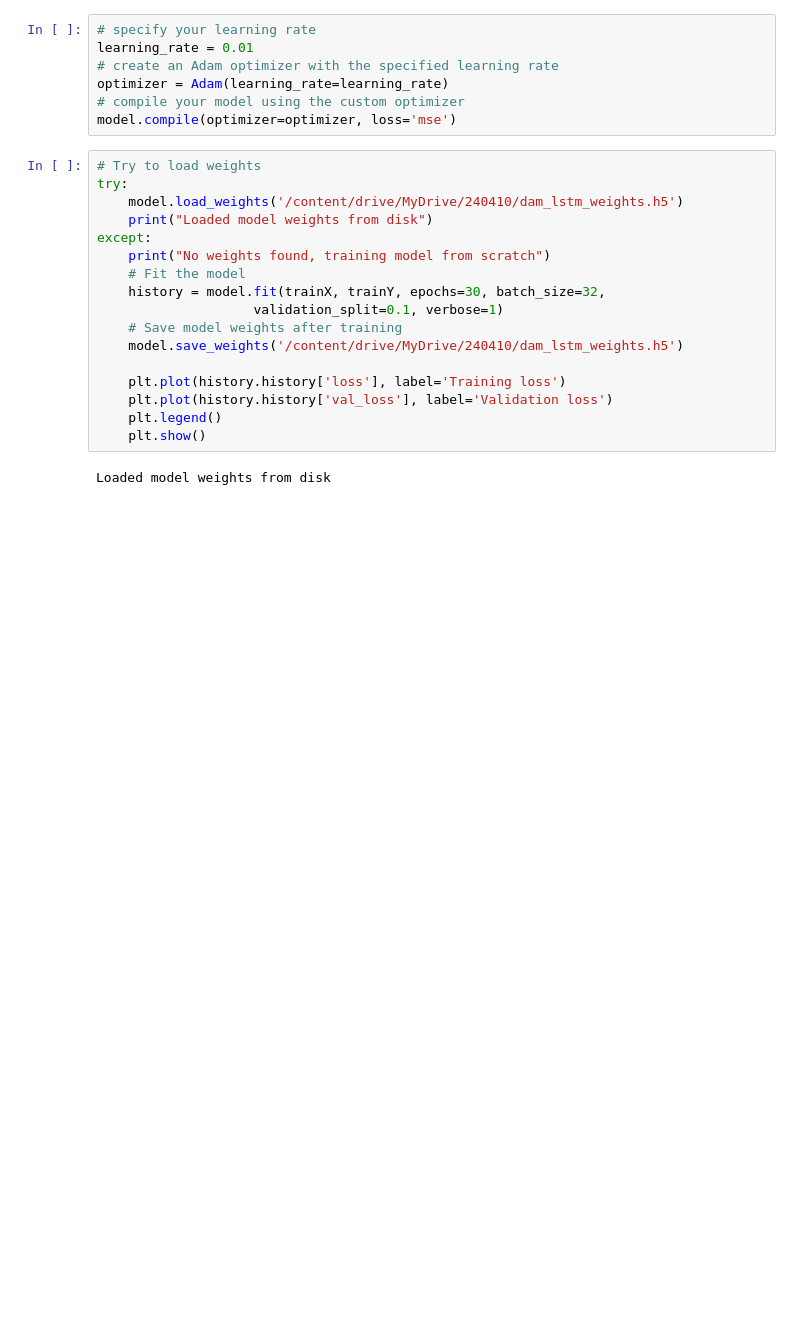
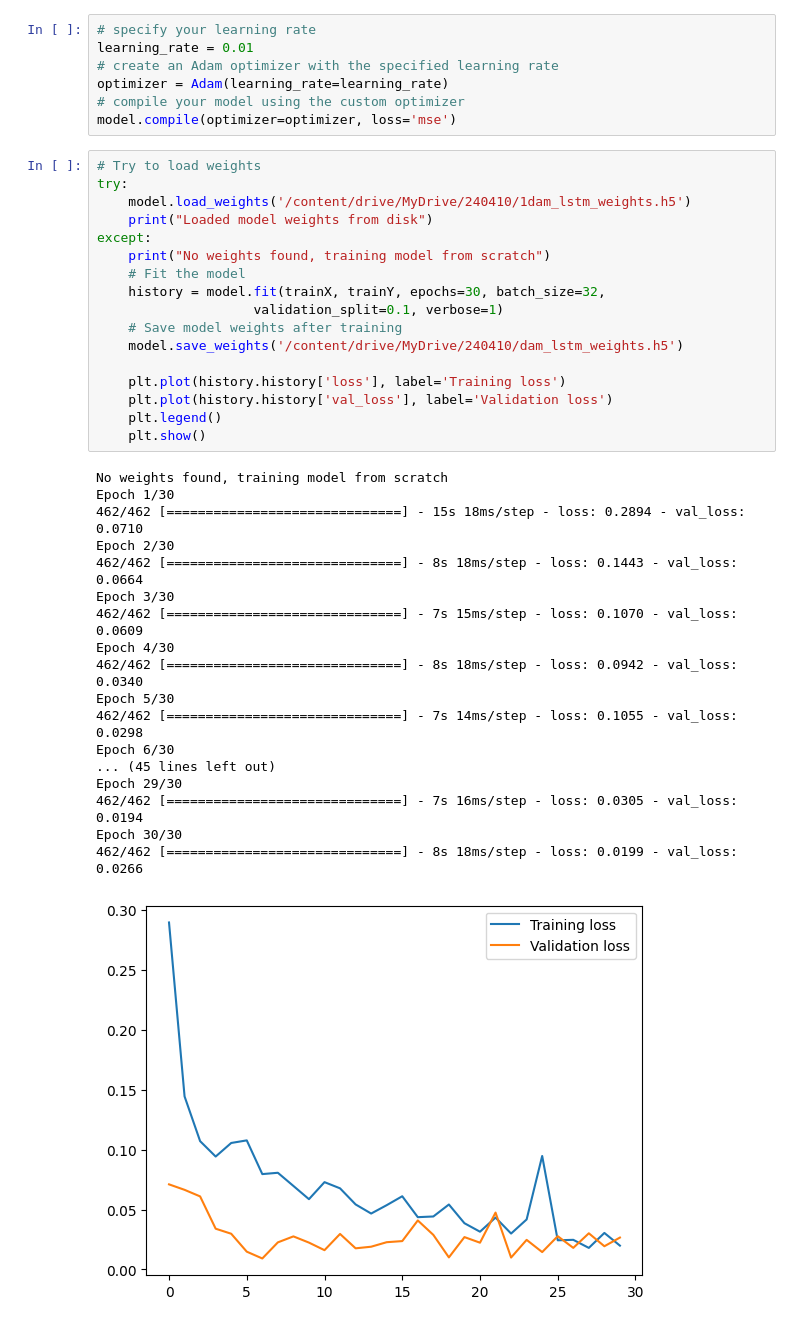
Before and after one commit to zinseo964/dam_flow, a Jupyter notebook: dam_lstm(includesthepreviousdam).ipynb, the cells around one changed output. Drawn from its saved outputs; the diff is of its cells as text; blank space fills up the shorter version.

```diff
--- a/dam_lstm(includesthepreviousdam).ipynb
+++ b/dam_lstm(includesthepreviousdam).ipynb
@@ -261,22 +263,39 @@ model.compile(optimizer=optimizer, loss='mse')
 # %%
 # Try to load weights
 try:
-    model.load_weights('/content/drive/MyDrive/240410/dam_lstm_weights.h5')
+    model.load_weights('/content/drive/MyDrive/240410/1dam_lstm_weights.h5')
     print("Loaded model weights from disk")
 except:
     print("No weights found, training model from scratch")
     # Fit the model
     history = model.fit(trainX, trainY, epochs=30, batch_size=32,
                     validation_split=0.1, verbose=1)
     # Save model weights after training
     model.save_weights('/content/drive/MyDrive/240410/dam_lstm_weights.h5')
 
     plt.plot(history.history['loss'], label='Training loss')
     plt.plot(history.history['val_loss'], label='Validation loss')
     plt.legend()
     plt.show()
 # %% [output]
-Loaded model weights from disk
+No weights found, training model from scratch
+Epoch 1/30
+462/462 [==============================] - 15s 18ms/step - loss: 0.2894 - val_loss: 0.0710
+Epoch 2/30
+462/462 [==============================] - 8s 18ms/step - loss: 0.1443 - val_loss: 0.0664
+Epoch 3/30
+462/462 [==============================] - 7s 15ms/step - loss: 0.1070 - val_loss: 0.0609
+Epoch 4/30
+462/462 [==============================] - 8s 18ms/step - loss: 0.0942 - val_loss: 0.0340
+Epoch 5/30
+462/462 [==============================] - 7s 14ms/step - loss: 0.1055 - val_loss: 0.0298
+Epoch 6/30
+... (45 lines left out)
+Epoch 29/30
+462/462 [==============================] - 7s 16ms/step - loss: 0.0305 - val_loss: 0.0194
+Epoch 30/30
+462/462 [==============================] - 8s 18ms/step - loss: 0.0199 - val_loss: 0.0266
+[figure, added]
 # %%
 # prediction
 prediction = model.predict(testX)
```
Also changed, not shown: parts of 21 cells of this notebook.
